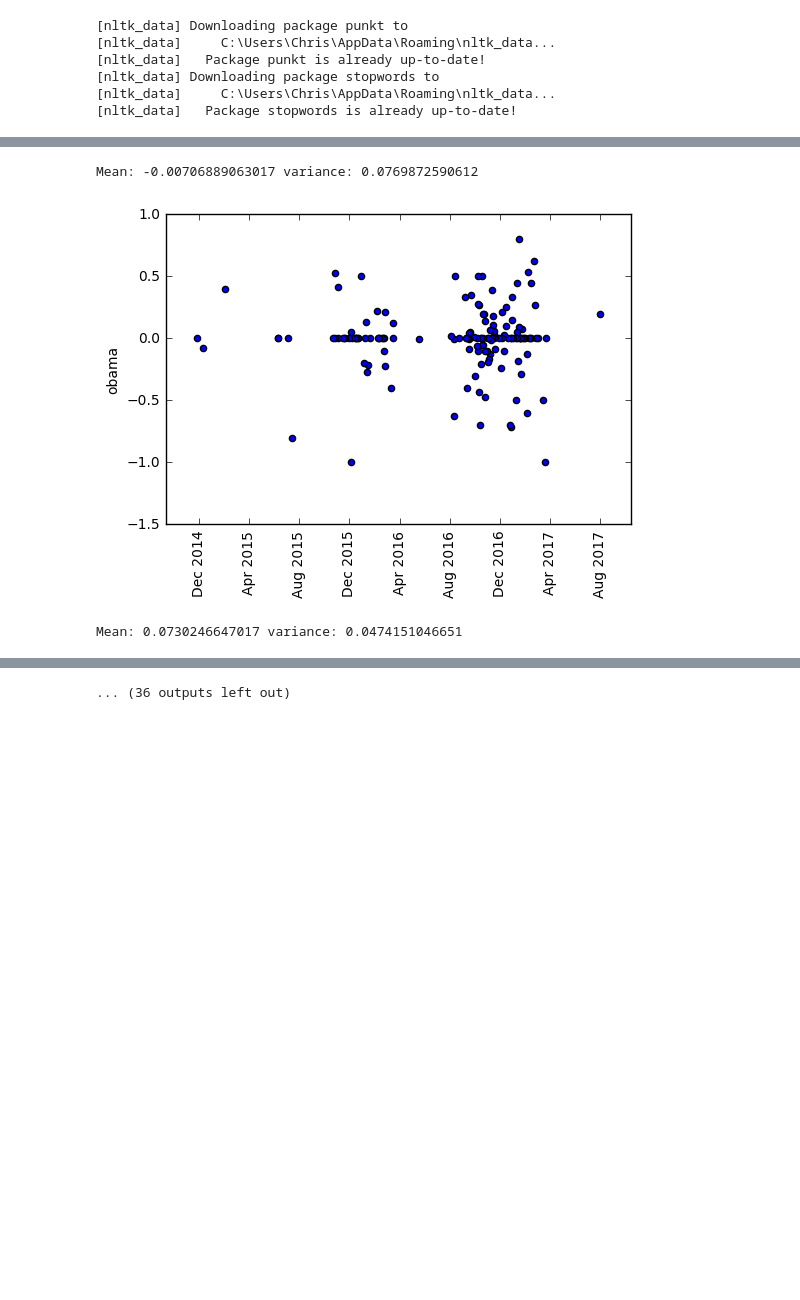
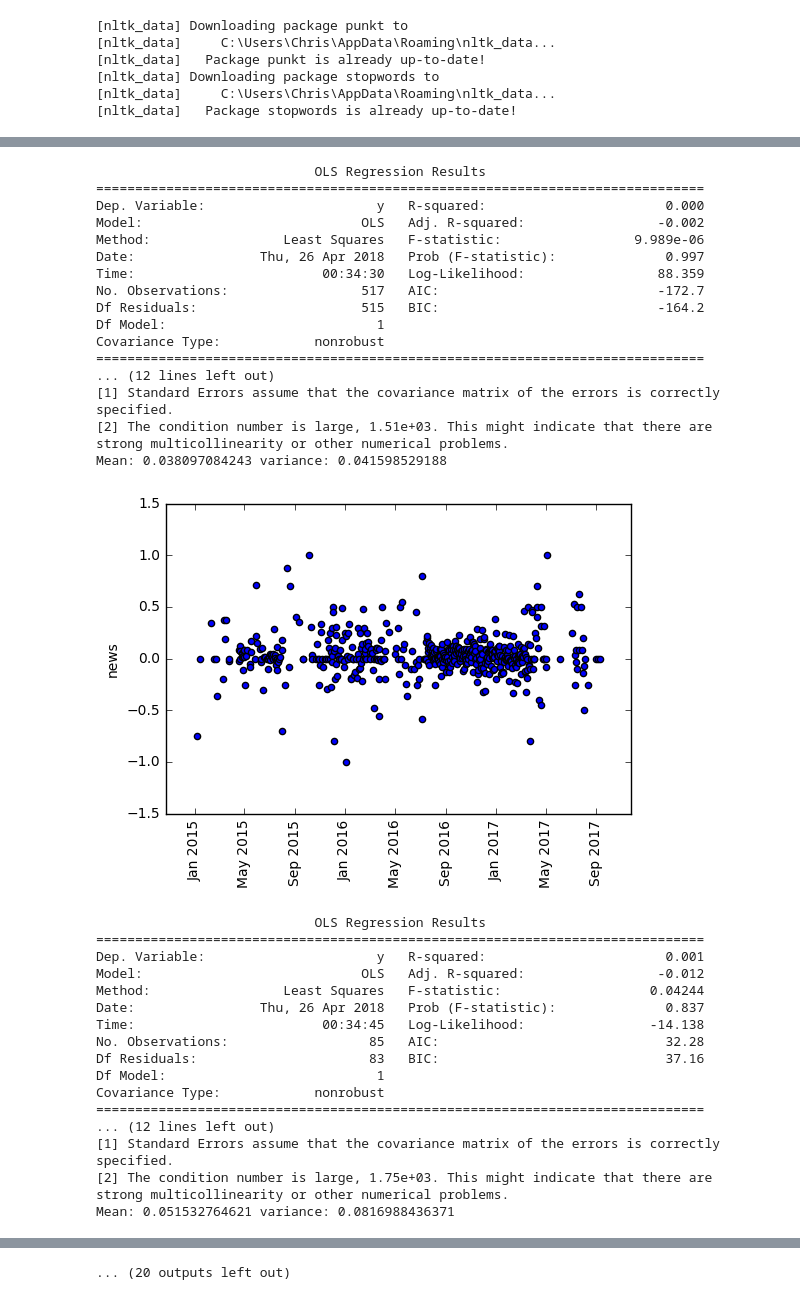
Before and after one commit to NumbersAndStuff/STAT689-Project, a Jupyter notebook: ProjectNotebook.ipynb, the cells around one changed output, grey strips where cells are left out. Drawn from its saved outputs; the diff is of its cells as text; code cells hidden in the pictures; blank space fills up the shorter version.

```diff
--- a/ProjectNotebook.ipynb
+++ b/ProjectNotebook.ipynb
@@ -21,11 +22,19 @@ tweets = tweets_csv["text"]
 [nltk_data]   Package stopwords is already up-to-date!
 # %%
 word_count = dict()
+
+# Taken from https://www.geeksforgeeks.org/twitter-sentiment-analysis-using-python/
+def clean_tweet(tweet):
+        '''
+        Utility function to clean tweet text by removing links, special characters
+        using simple regex statements.
+        '''
+        return ' '.join(re.sub("(@[A-Za-z0-9]+)|([^0-9A-Za-z \t]) |(\w+:\/\/\S+)", " ", tweet).split())
 
 for index, tweet in tweets.iteritems():
     # No clue why, but this print statement has to be here or tweet.split() will throw an error
     print(tweet)
-    words = nltk.word_tokenize(tweet.lower())
+    words = nltk.word_tokenize(clean_tweet(tweet.lower()))
     filtered_words = [word for word in words if not word.lower() in stopwords.words('english')]
     for word in filtered_words:
         if word in word_count:
@@ -124,7 +131,7 @@ def GetDates(word):
         if (sdate in dateCount):
             dateCount[sdate] += 1
         else:
-            dateCount[sdate] = 1
+            dateCount[sdate] = 0
 
     orderDateCount = sorted(dateCount.items(), key=lambda x:x[0], reverse=True)
     return orderDateCount
@@ -204,5 +203,5 @@ Mean: 0.0699463082432 variance: 0.0891141121521
 # %%
-from statsmodels.regression.linear_models import OLS
+from statsmodels.regression.linear_model import OLS
 # TODO: Fit a line to each plot to look for trends over time and plot residuals to make sure the model is valid
 
 def sentiment(word, df):
@@ -233,7 +232,7 @@ def SentimentWithTime(word):
 def PlotSentimentWithTime(word):
     sent = SentimentWithTime(word)
 
-    ordered_sent = sorted(sent.items(), key=lambda x:x[0], reverse=True)
+    ordered_sent = sorted(sent.items(), key=lambda x:x[0], reverse=False)
 
     if (len(sent) != 0):
         x_val = [x[0] for x in ordered_sent]
@@ -244,6 +243,24 @@ def PlotSentimentWithTime(word):
         plt.ylabel(word)
         plt.show()
 
+def RegressWord(word):
+    sent = SentimentWithTime(word)
+    ordered_sent = sorted(sent.items(), key=lambda x:x[0], reverse=False)
+
+    if (len(ordered_sent) > 0):
+        time0 = ordered_sent[0][0]
+
+        X = np.ones(shape=(len(ordered_sent), 2))
+        for i in range(0, len(ordered_sent)):
+            X[i, 1] = (ordered_sent[i][0] - time0).days
+
+        y = np.array([x[1] for x in ordered_sent])
+
+        model = OLS(y, X)
+        fit = model.fit()
+        print(fit.summary())
+
 for word in selected:
+    RegressWord(word)
     PlotSentimentWithTime(word)
 # %% [output]
@@ -252,3 +285,35 @@ Mean: 0.0341492226152 variance: 0.0754060623593
-Mean: -0.00706889063017 variance: 0.0769872590612
+                            OLS Regression Results
+==============================================================================
+Dep. Variable:                      y   R-squared:                       0.000
+Model:                            OLS   Adj. R-squared:                 -0.002
+Method:                 Least Squares   F-statistic:                 9.989e-06
+Date:                Thu, 26 Apr 2018   Prob (F-statistic):              0.997
+Time:                        00:34:30   Log-Likelihood:                 88.359
+No. Observations:                 517   AIC:                            -172.7
+Df Residuals:                     515   BIC:                            -164.2
+Df Model:                           1
+Covariance Type:            nonrobust
+==============================================================================
+... (12 lines left out)
+[1] Standard Errors assume that the covariance matrix of the errors is correctly specified.
+[2] The condition number is large, 1.51e+03. This might indicate that there are
+strong multicollinearity or other numerical problems.
+Mean: 0.038097084243 variance: 0.041598529188
-[figure, old version]
+[figure, new version]
-Mean: 0.0730246647017 variance: 0.0474151046651
+                            OLS Regression Results
+==============================================================================
+Dep. Variable:                      y   R-squared:                       0.001
+Model:                            OLS   Adj. R-squared:                 -0.012
+Method:                 Least Squares   F-statistic:                   0.04244
+Date:                Thu, 26 Apr 2018   Prob (F-statistic):              0.837
+Time:                        00:34:45   Log-Likelihood:                -14.138
+No. Observations:                  85   AIC:                             32.28
+Df Residuals:                      83   BIC:                             37.16
+Df Model:                           1
+Covariance Type:            nonrobust
+==============================================================================
+... (12 lines left out)
+[1] Standard Errors assume that the covariance matrix of the errors is correctly specified.
+[2] The condition number is large, 1.75e+03. This might indicate that there are
+strong multicollinearity or other numerical problems.
+Mean: 0.051532764621 variance: 0.0816988436371
@@ -262 +375 @@ Mean: 0.0473197878457 variance: 0.0548186268457
-... (36 outputs left out)
+... (20 outputs left out)
```
Also changed, not shown: parts of 6 cells of this notebook.
